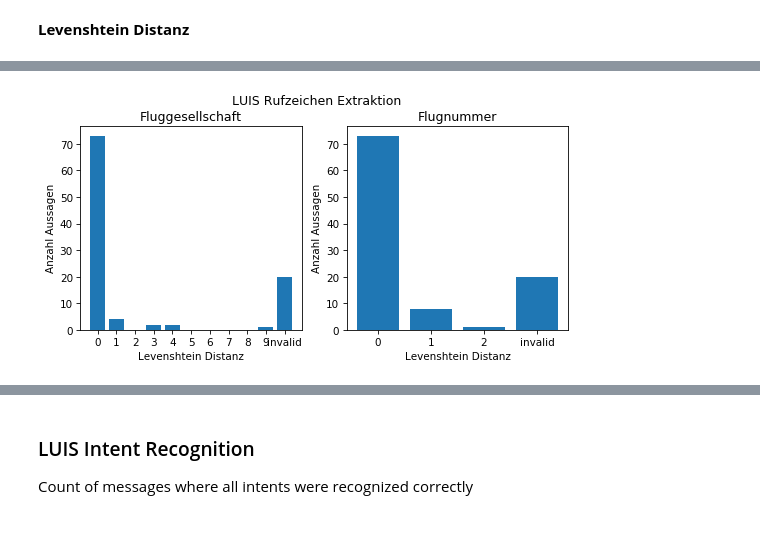
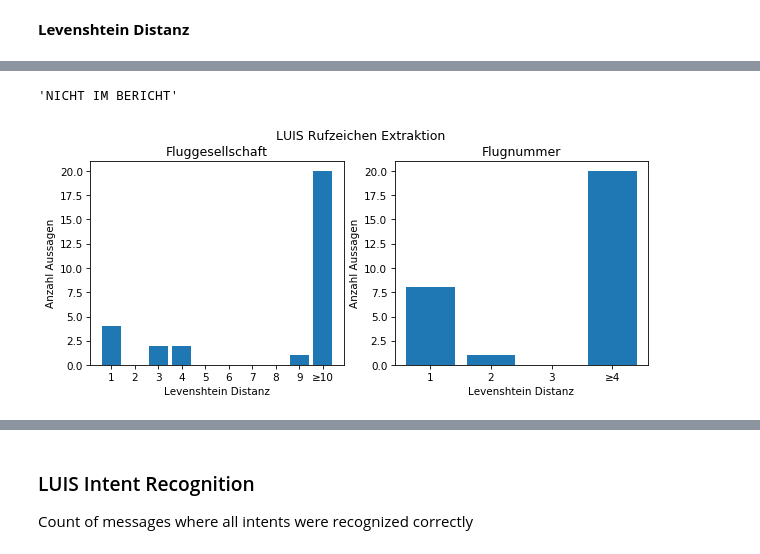
Before and after one commit to vettaioa/FluLoS-Code, a Jupyter notebook: calculation/context/ContextErrorRate.ipynb, the cells around one changed output, grey strips where cells are left out. Cells and saved outputs as stored; diff of their text form; code cells hidden in the pictures.

Commit message:
diagrams rc1

```diff
--- a/calculation/context/ContextErrorRate.ipynb
+++ b/calculation/context/ContextErrorRate.ipynb
@@ -284,9 +286,9 @@ for rec in data.datarecords:
     else:
         luisCallsignResults['allInvalid'] += 1
 
-    key = str(int(luisAirlineLevenshtein)) if luisAirlineLevenshtein is not None else 'invalid'
+    key = str(int(luisAirlineLevenshtein)) if luisAirlineLevenshtein is not None and int(luisAirlineLevenshtein) < 10 else '≥10'
     luisCallSignDistance['airline'][key] = luisCallSignDistance['airline'].get(key, 0) + 1
-    key = str(int(luisFlightnrLevenshtein)) if luisFlightnrLevenshtein is not None else 'invalid'
+    key = str(int(luisFlightnrLevenshtein)) if luisFlightnrLevenshtein is not None and int(luisFlightnrLevenshtein) < 4 else '≥4'
     luisCallSignDistance['flightNumber'][key] = luisCallSignDistance['flightNumber'].get(key, 0) + 1
 
 
@@ -362,0 +356,3 @@ pd.DataFrame(luisCallSignDistance).sort_index()
+# %%
+for k in luisCallSignDistance.keys():
+    display(pd.DataFrame({k: luisCallSignDistance[k]}).sort_index())
@@ -363,31 +402,32 @@ pd.DataFrame(luisCallSignDistance).sort_index()
 # %%
-plt.figure(figsize=(8.4, 3.6), dpi=75)
+plt.figure(figsize=(9.6, 3.6), dpi=75)
 plt.subplot(1, 2, 1)
 
-keys = [int(v) for v in luisCallSignDistance['airline'].keys() if v != 'invalid']
-labels = [str(k) for k in list(range(0,max(keys)+1))] + ['invalid']
+labels = [str(k) for k in list(range(1,10))] + ['≥10']
 
 values = [luisCallSignDistance['airline'].get(ld, 0) for ld in labels]
 plt.bar(labels, values)
 
 plt.title('Fluggesellschaft')
 plt.ylabel('Anzahl Aussagen')
 plt.xlabel('Levenshtein Distanz')
 
 plt.subplot(1, 2, 2)
 
-keys = [int(v) for v in luisCallSignDistance['flightNumber'].keys() if v != 'invalid']
-labels = [str(k) for k in list(range(0,max(keys)+1))] + ['invalid']
+labels = [str(k) for k in list(range(1,4))] + ['≥4']
 
 values = [luisCallSignDistance['flightNumber'].get(ld, 0) for ld in labels]
 plt.bar(labels, values)
 
 plt.title('Flugnummer')
 plt.ylabel('Anzahl Aussagen')
 plt.xlabel('Levenshtein Distanz')
 
 plt.suptitle('LUIS Rufzeichen Extraktion', y=1)
+
+display('NICHT IM BERICHT')
 plt.show()
 # %% [output]
+'NICHT IM BERICHT'
-[figure, old version]
+[figure, new version]
 # %%
```
Also changed, not shown: parts of 47 cells of this notebook.
